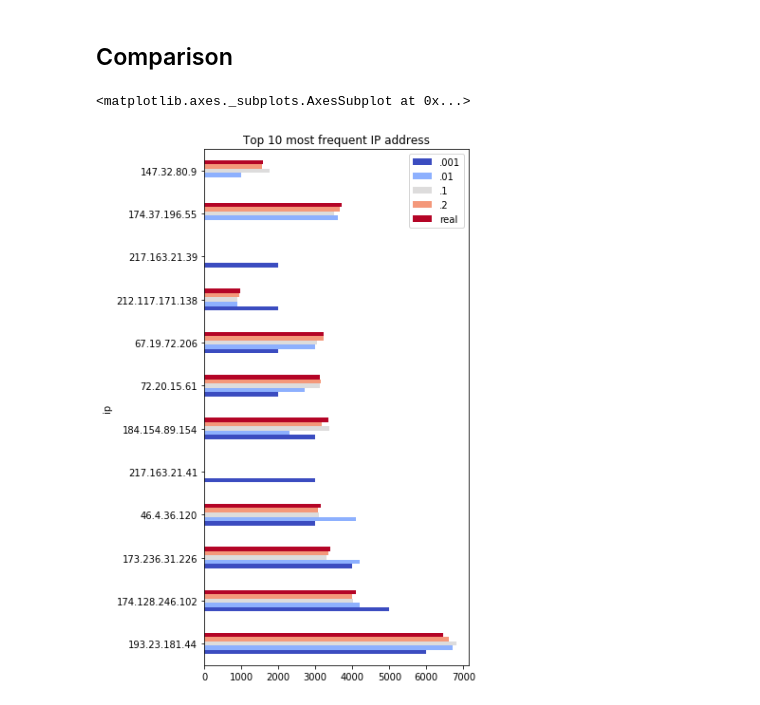
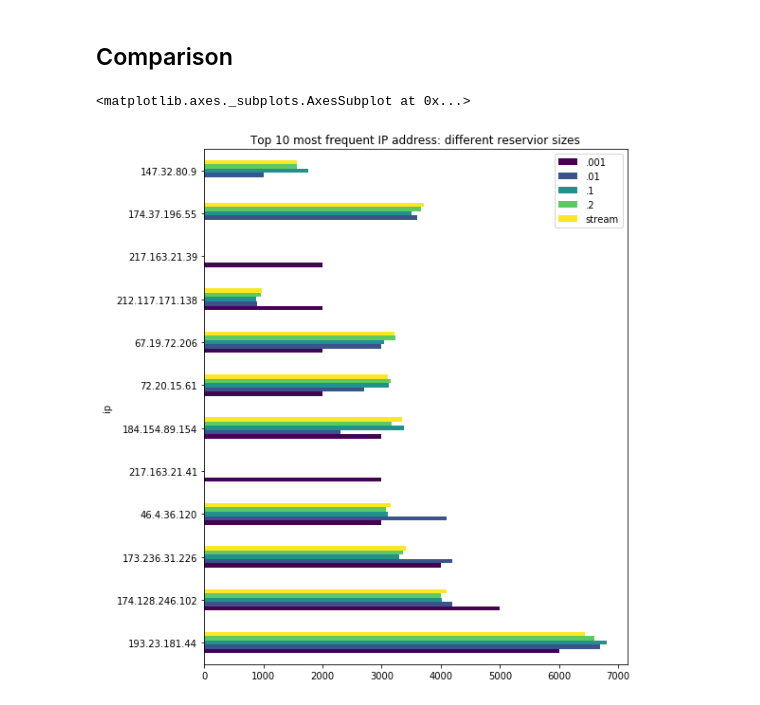
Before and after one commit to chengh42/Cyber-Data-Analytics, a Jupyter notebook: data stream/Task1_Sampling.ipynb, the cells around one changed output. Drawn from its saved outputs; the diff is of its cells as text; code cells hidden in the pictures.

```diff
--- a/data stream/Task1_Sampling.ipynb
+++ b/data stream/Task1_Sampling.ipynb
@@ -184,10 +184,10 @@ ips_top10 = pd.merge(ips_top10, top10, how='outer', on='ip')
 # %%
 ips_top10.fillna(value=0, inplace=True)
 ips_top10.set_index('ip', inplace=True)
-ips_top10.columns = ['.001', '.01', '.1', '.2', 'real']
+ips_top10.columns = ['.001', '.01', '.1', '.2', 'stream']
 # %%
-ips_top10.plot(kind='barh', figsize=(5, 10), colormap='coolwarm',
-               title='Top 10 most frequent IP address')
+ips_top10.plot(kind='barh', figsize=(8, 10), colormap='viridis',
+               title='Top 10 most frequent IP address: different reservior sizes')
 # %% [output]
 <matplotlib.axes._subplots.AxesSubplot at 0x...>
-[figure, old version]
+[figure, new version]
```
Also changed, not shown: parts of 1 cell of this notebook.
